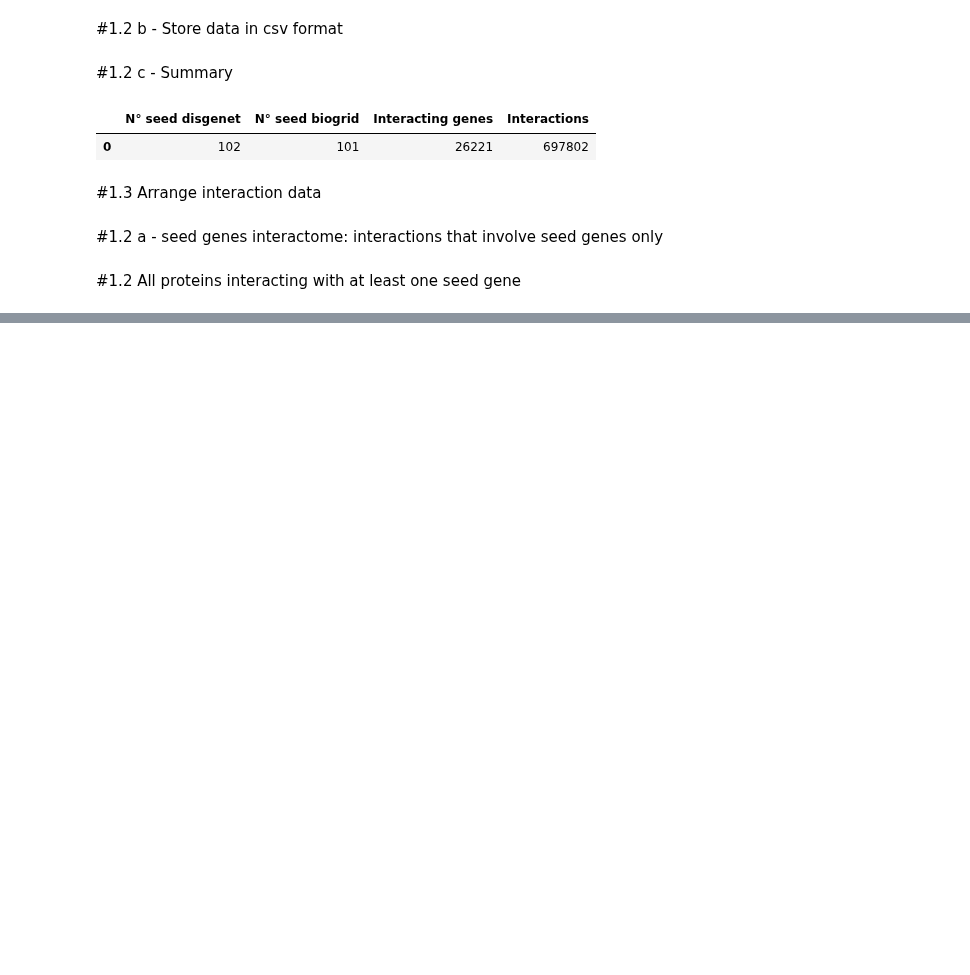
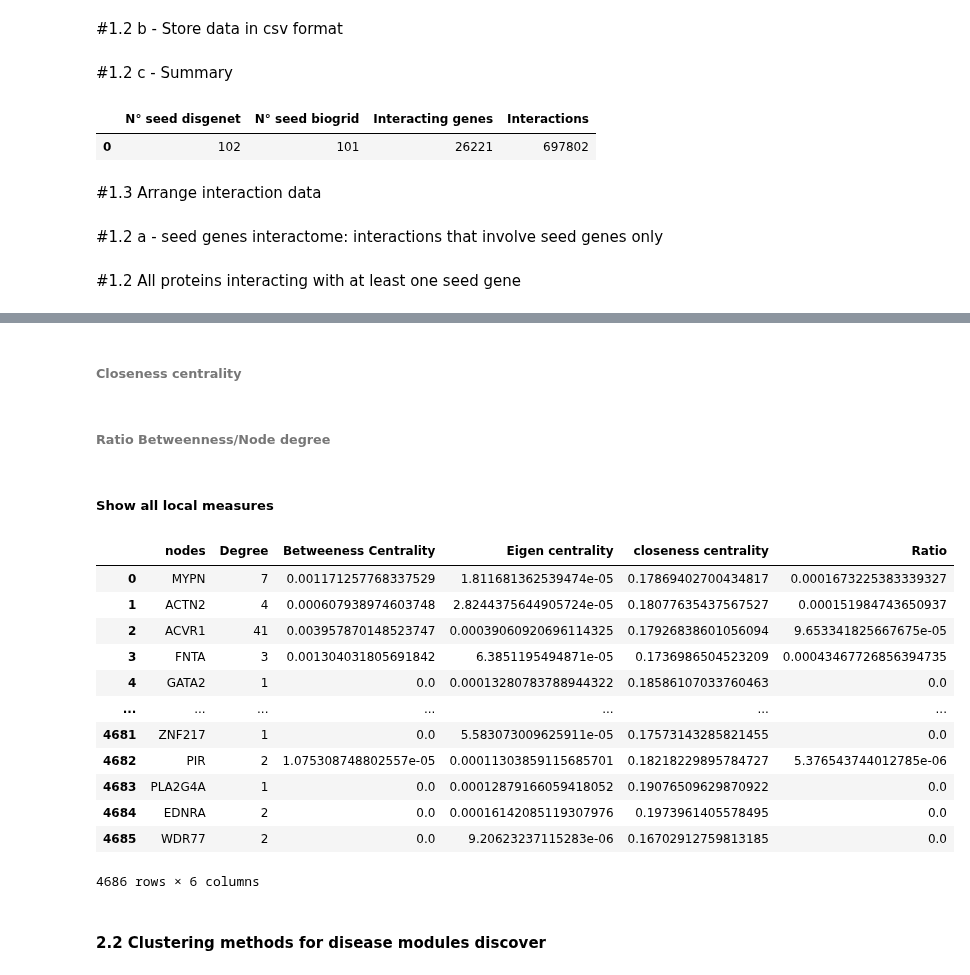
Before and after one commit to AlessandroTaglieri/Project_Bioinformatics, a Jupyter notebook: First project/BI_hw1.ipynb, the cells around one changed output, grey strips where cells are left out. Cells and saved outputs as stored; diff of their text form; code cells hidden in the pictures; blank space fills up the shorter version.

```diff
--- a/First project/BI_hw1.ipynb
+++ b/First project/BI_hw1.ipynb
@@ -300,0 +441,3 @@ all_proteins_interactions_df.to_csv(filename, sep='\t',index=False)
+# %%
+g_b_centrality = nx.betweenness_centrality(bio_graph_lcc)
+#g_b_centrality
@@ -300,0 +446,41 @@ all_proteins_interactions_df.to_csv(filename, sep='\t',index=False)
+# %%
+g_e_centrality = nx.eigenvector_centrality(bio_graph_lcc)
+#g_e_centrality
+# %% [markdown]
+###### Closeness centrality
+# %%
+g_c_centrality = nx.closeness_centrality(bio_graph_lcc)
+#g_c_centrality
+# %% [markdown]
+###### Ratio Betweenness/Node degree
+# %% [markdown]
+##### Show all local measures
+# %%
+nodes = list(bio_graph_lcc.nodes)
+nodes_degree = list(degree_df['Degree'].values)
+b_centrality = list(g_b_centrality.values())
+e_centrality = list(g_e_centrality.values())
+c_centrality = list(g_c_centrality.values())
+ratio_b_d = np.array(b_centrality)/np.array(nodes_degree)
+# %%
+columns = ['nodes','Degree','Betweeness Centrality','Eigen centrality','closeness centrality','Ratio']
+data = [nodes,nodes_degree,b_centrality,e_centrality,c_centrality,ratio_b_d]
+data = np.array(data).T;
+df = pd.DataFrame(data, columns=columns)
+df
+# %% [output]
+|  | nodes | Degree | Betweeness Centrality | Eigen centrality | closeness centrality | Ratio |
+| 0 | MYPN | 7 | 0.001171257768337529 | 1.811681362539474e-05 | 0.17869402700434817 | 0.0001673225383339327 |
+| 1 | ACTN2 | 4 | 0.000607938974603748 | 2.8244375644905724e-05 | 0.18077635437567527 | 0.000151984743650937 |
+| 2 | ACVR1 | 41 | 0.003957870148523747 | 0.00039060920696114325 | 0.17926838601056094 | 9.653341825667675e-05 |
+| 3 | FNTA | 3 | 0.001304031805691842 | 6.3851195494871e-05 | 0.1736986504523209 | 0.00043467726856394735 |
+| 4 | GATA2 | 1 | 0.0 | 0.00013280783788944322 | 0.18586107033760463 | 0.0 |
+| ... | ... | ... | ... | ... | ... | ... |
+| 4681 | ZNF217 | 1 | 0.0 | 5.583073009625911e-05 | 0.17573143285821455 | 0.0 |
+| 4682 | PIR | 2 | 1.075308748802557e-05 | 0.00011303859115685701 | 0.18218229895784727 | 5.376543744012785e-06 |
+| 4683 | PLA2G4A | 1 | 0.0 | 0.00012879166059418052 | 0.19076509629870922 | 0.0 |
+| 4684 | EDNRA | 2 | 0.0 | 0.00016142085119307976 | 0.1973961405578495 | 0.0 |
+| 4685 | WDR77 | 2 | 0.0 | 9.20623237115283e-06 | 0.16702912759813185 | 0.0 |
+4686 rows × 6 columns
+# %% [markdown]
+#### 2.2 Clustering methods for disease modules discover
```
Also changed, not shown: parts of 33 cells of this notebook.
